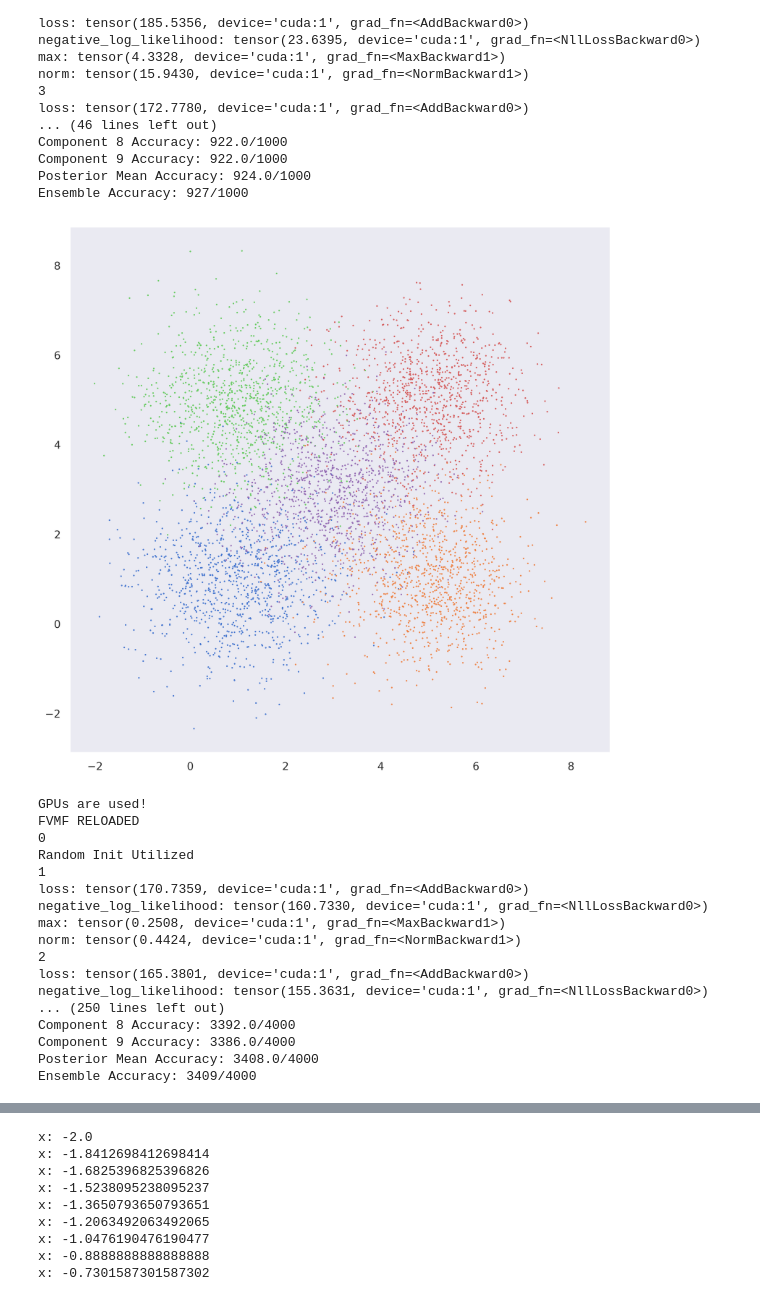
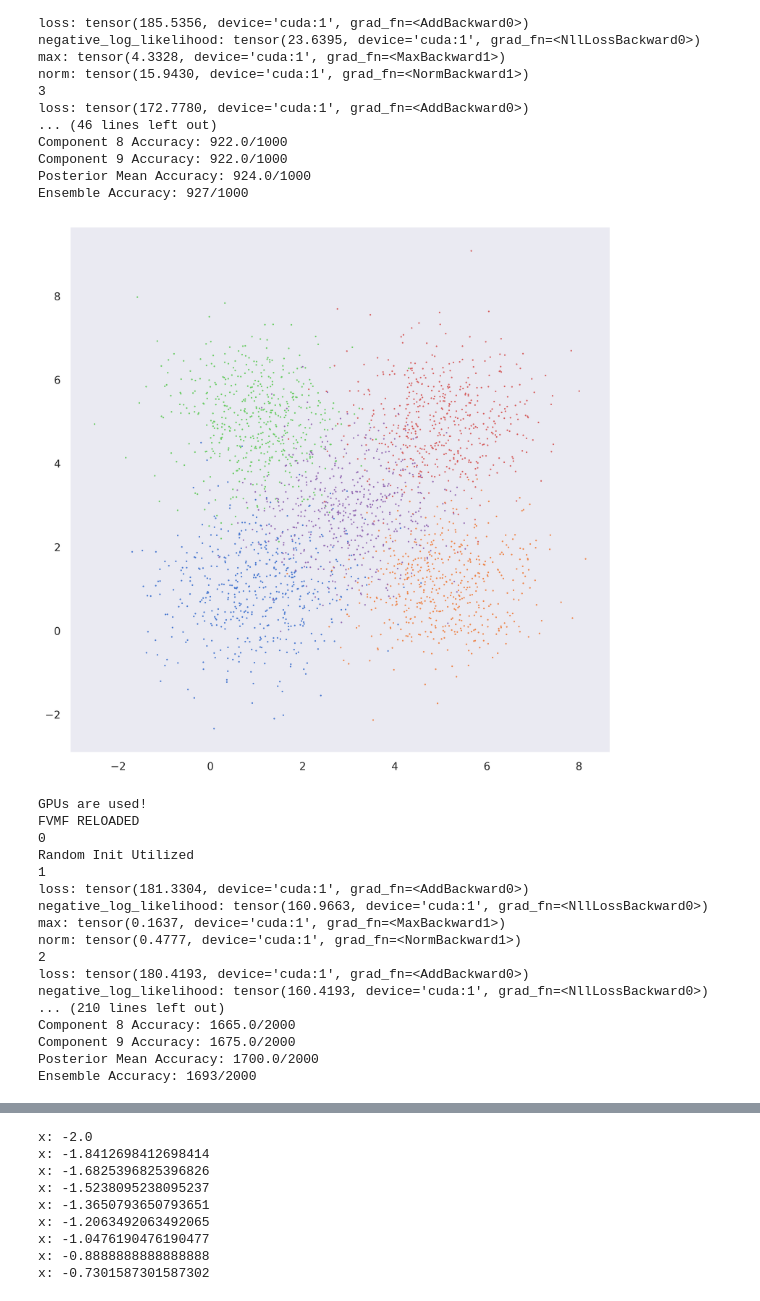
Before and after one commit to LeifMartin/BNN, a Jupyter notebook: Experiments.ipynb, the cells around one changed output, grey strips where cells are left out. Saved outputs shown, nothing was run; the diff lists cells and outputs as text; code cells hidden in the pictures.

```diff
--- a/Experiments.ipynb
+++ b/Experiments.ipynb
@@ -285,7 +280,7 @@ torch.manual_seed(42069)
 
 PL = [torch.Tensor([1, 1]),torch.Tensor([5, 1]),torch.Tensor([1, 5]),torch.Tensor([5, 5]),torch.Tensor([3, 3])]
 cov = torch.eye(2)
-n = 1000
+n = 500
 
 plt.figure(figsize=(10, 10), dpi=500)
 
@@ -300,34 +295,34 @@ for i, MU in enumerate(PL): #enumerate starts from and including 0.
     DF[i,:,:,:] = DATA
 
     x = DATA[:,0,0]
     y = DATA[:,0,1]
     plt.plot(x,y,'.',markersize=1.25)
 plt.show()
 
 C = int(3*n/4)
 
 #DATA_train = torch.zeros((len(PL)*C,3))
 #DATA_test = torch.zeros((len(PL)*(n-C),3))
 
 DATA = DF.reshape(len(PL)*n,3)
 #print('DATA:',DATA,'len(DATA):',len(DATA),'mean dtrain:',DATA.mean(axis=0)[2])
 
 #data_mean = DATA.mean(axis=1)[0:2]
 #data_std = DATA.std(axis=1)[0:2]
 
 #DATA[:,0:2] = (DATA[:,0:2]  - data_mean)/data_std
 #print('DATA normalized:',DATA,'len(DATA) normalized:',len(DATA),'mean dtrain normalized:',DATA.mean(axis=0)[2])
 tr_ids = np.random.choice(n*5, n*4, replace = False)
 
 
 
 dtrain = DATA[tr_ids,:]
 dtest = DATA[-tr_ids,:]
 
 #print('\n','dtrain:',dtrain, 'len(dtrain):',len(dtrain),'mean dtrain:',dtrain.mean(axis=0)[2])
 #print('\n','dtest:',dtest, 'len(dtest):',len(dtest),'mean dtest:',dtest.mean(axis=0)[2])
 # %% [output]
-[figure, old version]
+[figure, new version]
 # %%
 import math
 import seaborn as sns
@@ -386,7 +381,7 @@ SIGMA_1 = torch.cuda.FloatTensor([math.exp(-0)])
 SIGMA_2 = torch.cuda.FloatTensor([math.exp(-6)])
 data_shape = (0,2,2,3)
 
-epochs = 50
+epochs = 42
 trtimes  = np.zeros(epochs)
 #w_mu = [w_mu1, w_mu2, w_mu3, w_mu4]
 #b_mu = [b_mu1, b_mu2, b_mu3, b_mu4]
@@ -432,18 +427,18 @@ FVMF RELOADED
 0
 Random Init Utilized
 1
-loss: tensor(170.7359, device='cuda:1', grad_fn=<AddBackward0>)
-negative_log_likelihood: tensor(160.7330, device='cuda:1', grad_fn=<NllLossBackward0>)
-max: tensor(0.2508, device='cuda:1', grad_fn=<MaxBackward1>)
-norm: tensor(0.4424, device='cuda:1', grad_fn=<NormBackward1>)
+loss: tensor(181.3304, device='cuda:1', grad_fn=<AddBackward0>)
+negative_log_likelihood: tensor(160.9663, device='cuda:1', grad_fn=<NllLossBackward0>)
+max: tensor(0.1637, device='cuda:1', grad_fn=<MaxBackward1>)
+norm: tensor(0.4777, device='cuda:1', grad_fn=<NormBackward1>)
 2
-loss: tensor(165.3801, device='cuda:1', grad_fn=<AddBackward0>)
-negative_log_likelihood: tensor(155.3631, device='cuda:1', grad_fn=<NllLossBackward0>)
-... (250 lines left out)
-Component 8 Accuracy: 3392.0/4000
-Component 9 Accuracy: 3386.0/4000
-Posterior Mean Accuracy: 3408.0/4000
-Ensemble Accuracy: 3409/4000
+loss: tensor(180.4193, device='cuda:1', grad_fn=<AddBackward0>)
+negative_log_likelihood: tensor(160.4193, device='cuda:1', grad_fn=<NllLossBackward0>)
+... (210 lines left out)
+Component 8 Accuracy: 1665.0/2000
+Component 9 Accuracy: 1675.0/2000
+Posterior Mean Accuracy: 1700.0/2000
+Ensemble Accuracy: 1693/2000
 # %%
 import test_ensemble
 importlib.reload(test_ensemble)
```
Also changed, not shown: parts of 6 cells of this notebook, 1 other file.
